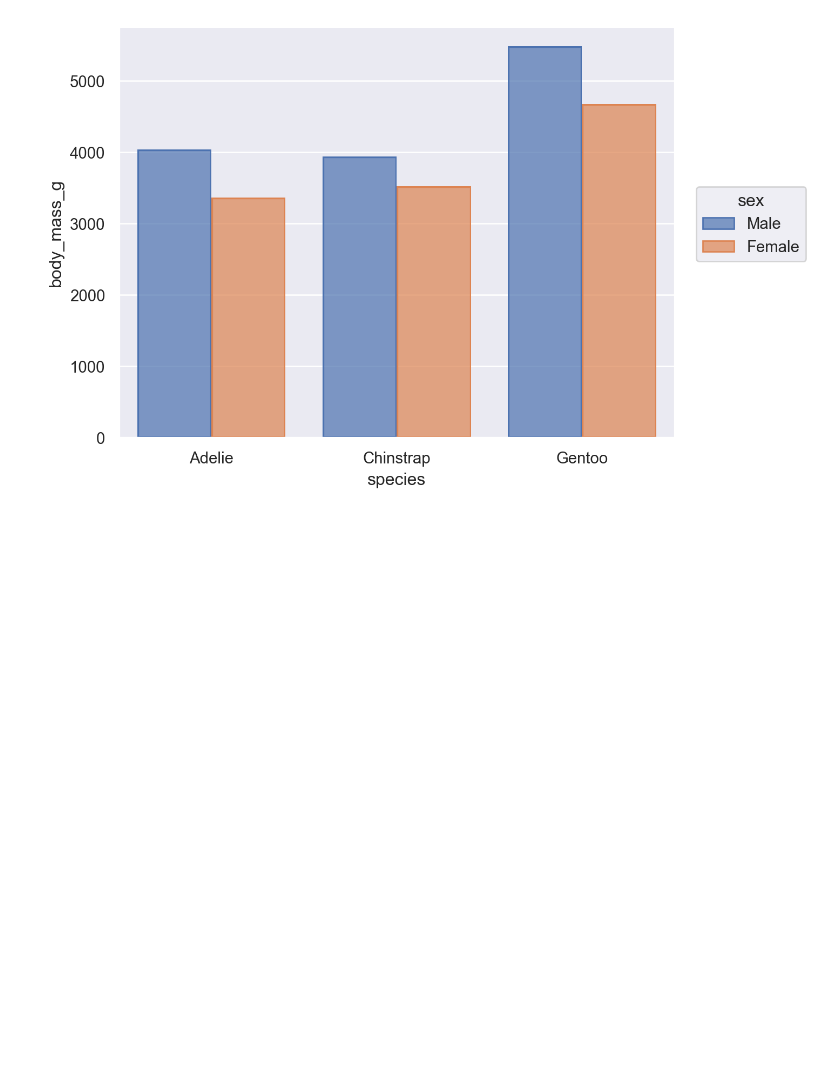
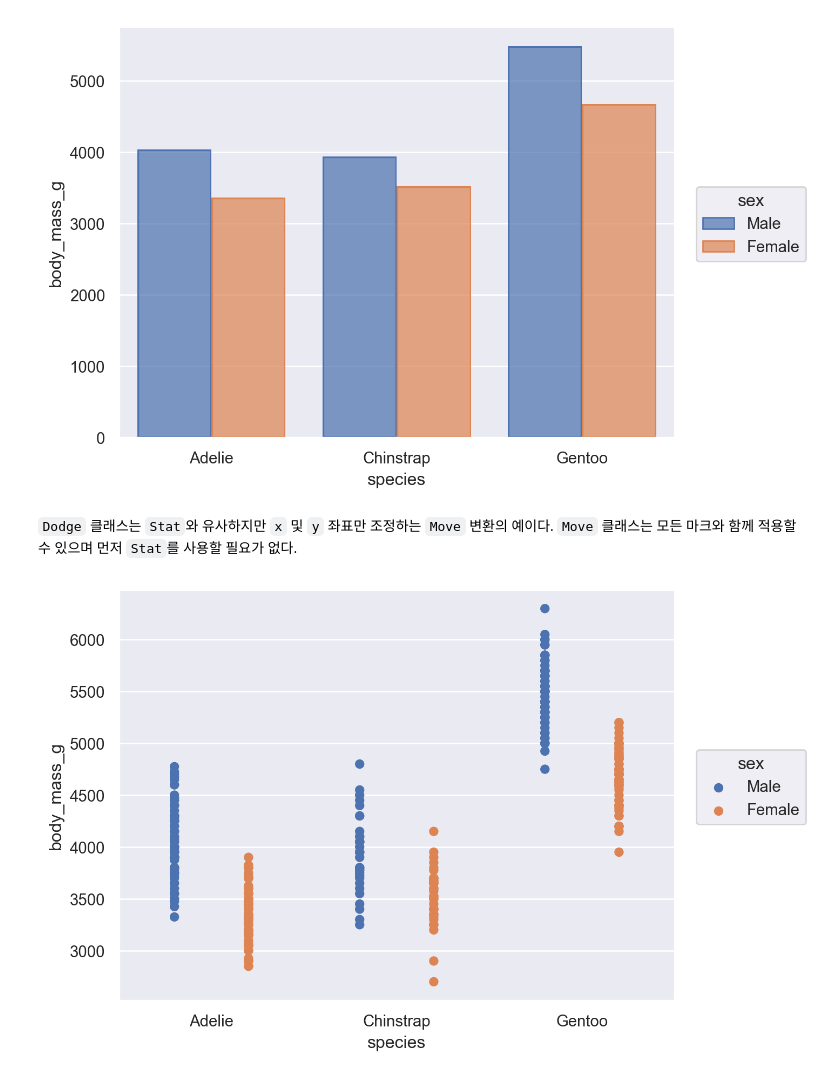
Before and after one commit to hapvpy/Seaborn, a Jupyter notebook: 04. The_seaborn.objects_interface.ipynb, the cells around one changed output. Saved outputs shown, nothing was run; the diff lists cells and outputs as text; code cells hidden in the pictures; blank space fills up the shorter version.

```diff
--- a/04. The_seaborn.objects_interface.ipynb
+++ b/04. The_seaborn.objects_interface.ipynb
@@ -147,3 +147,9 @@ healthexp = sns.load_dataset("healthexp")
 )
 # %% [output]
 [figure]
+# %% [markdown]
+`Dodge` 클래스는 `Stat`와 유사하지만 `x` 및 `y` 좌표만 조정하는 `Move` 변환의 예이다. `Move` 클래스는 모든 마크와 함께 적용할 수 있으며 먼저 `Stat`를 사용할 필요가 없다.
+# %%
+so.Plot(penguins, x="species", y="body_mass_g", color="sex").add(so.Dot(), so.Dodge())
+# %% [output]
+[figure, added]
```
Also changed, not shown: parts of 8 cells of this notebook.
